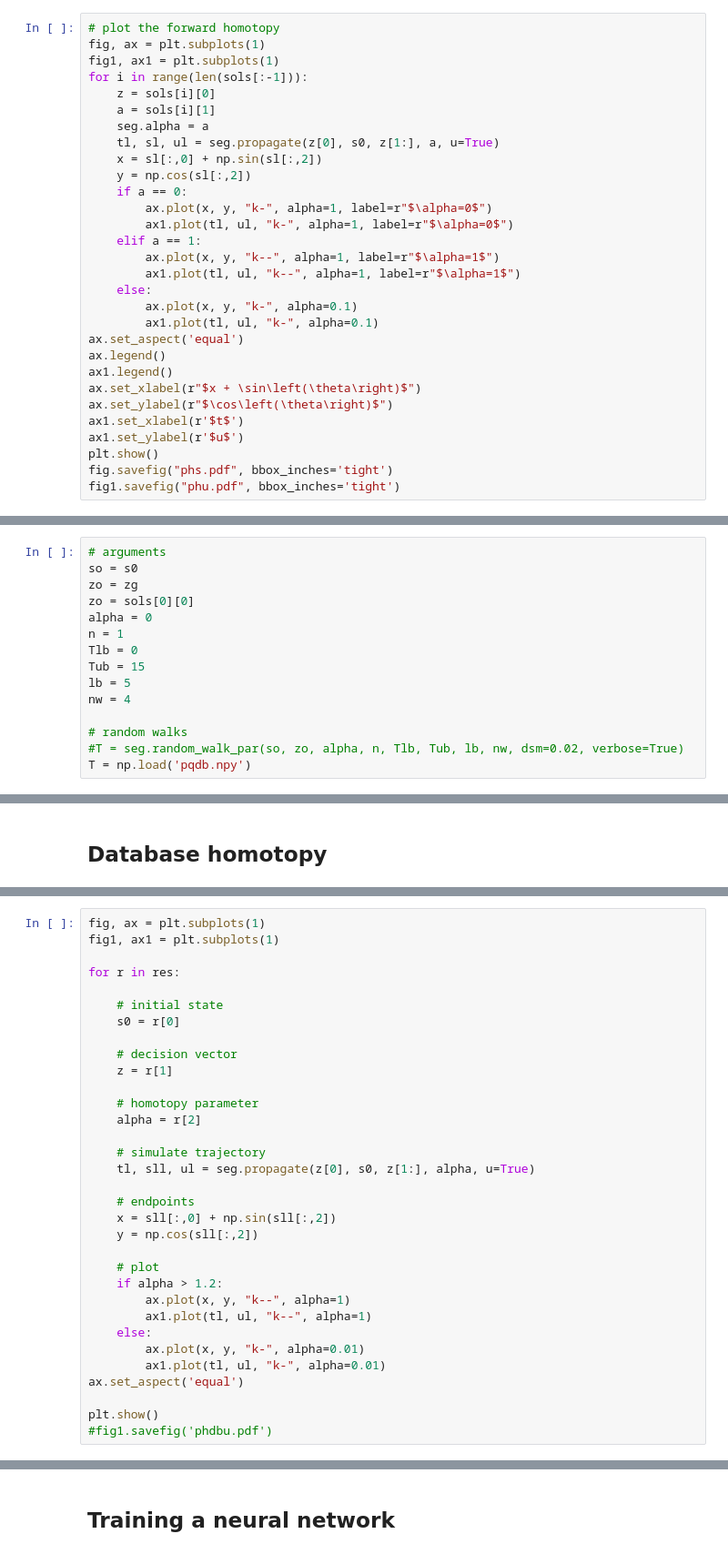
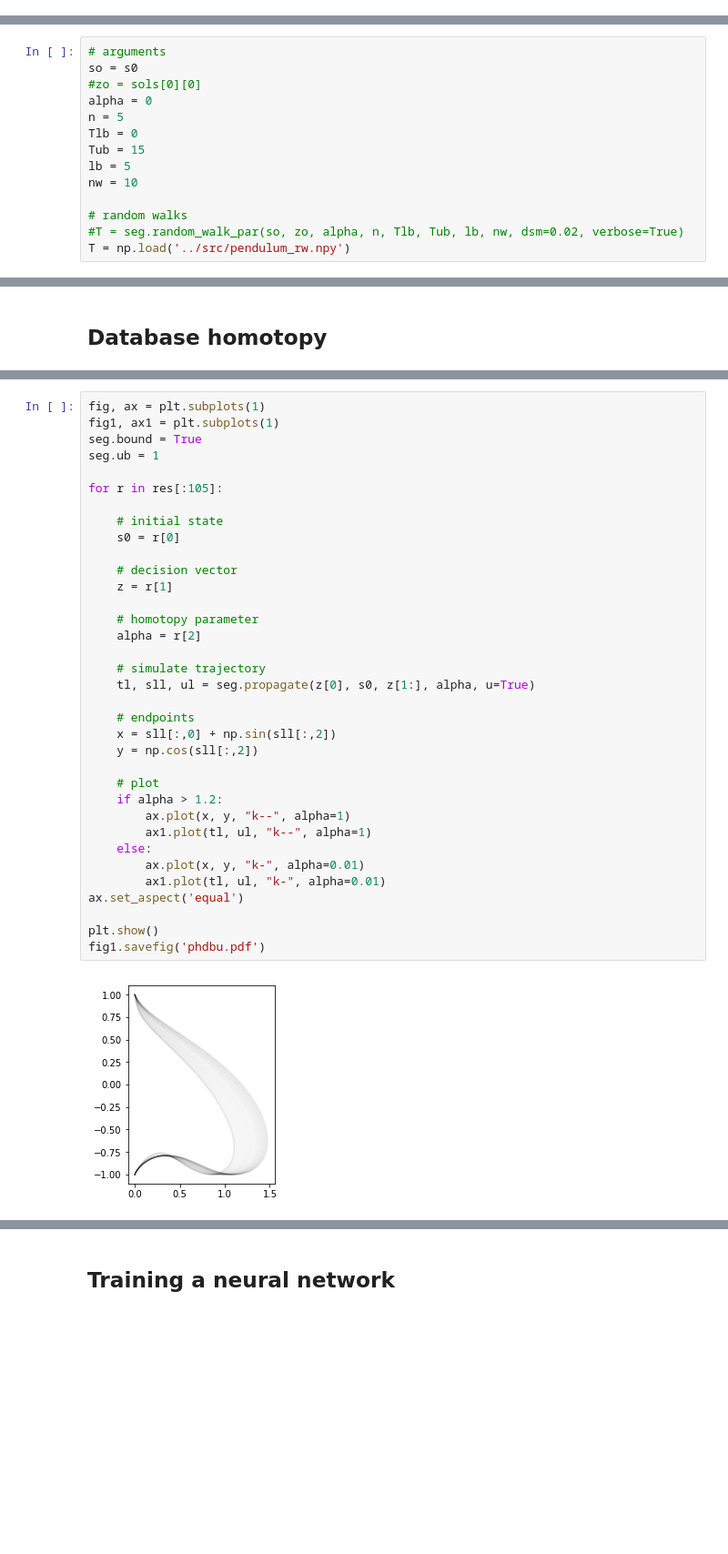
Before and after one commit to cisprague/iros2019, a Jupyter notebook: notebooks/pendulum.ipynb, the cells around one changed output, grey strips where cells are left out. Shown at 91% size. Saved outputs shown, nothing was run; the diff lists cells and outputs as text; blank space fills up the shorter version.

```diff
--- a/notebooks/pendulum.ipynb
+++ b/notebooks/pendulum.ipynb
@@ -185,33 +175,3 @@ sols
-# %%
-# plot the forward homotopy
-fig, ax = plt.subplots(1)
-fig1, ax1 = plt.subplots(1)
-for i in range(len(sols[:-1])):
-    z = sols[i][0]
-    a = sols[i][1]
-    seg.alpha = a
-    tl, sl, ul = seg.propagate(z[0], s0, z[1:], a, u=True)
-    x = sl[:,0] + np.sin(sl[:,2])
-    y = np.cos(sl[:,2])
-    if a == 0:
-        ax.plot(x, y, "k-", alpha=1, label=r"$\alpha=0$")
-        ax1.plot(tl, ul, "k-", alpha=1, label=r"$\alpha=0$")
-    elif a == 1:
-        ax.plot(x, y, "k--", alpha=1, label=r"$\alpha=1$")
-        ax1.plot(tl, ul, "k--", alpha=1, label=r"$\alpha=1$")
-    else:
-        ax.plot(x, y, "k-", alpha=0.1)
-        ax1.plot(tl, ul, "k-", alpha=0.1)
-ax.set_aspect('equal')
-ax.legend()
-ax1.legend()
-ax.set_xlabel(r"$x + \sin\left(\theta\right)$")
-ax.set_ylabel(r"$\cos\left(\theta\right)$")
-ax1.set_xlabel(r'$t$')
-ax1.set_ylabel(r'$u$')
-plt.show()
-fig.savefig("phs.pdf", bbox_inches='tight')
-fig1.savefig("phu.pdf", bbox_inches='tight')
 # %% [markdown]
 ## Random walks
 
@@ -234,18 +194,17 @@ while len(T) < N:
 # %%
 # arguments
 so = s0
-zo = zg
-zo = sols[0][0]
+#zo = sols[0][0]
 alpha = 0
-n = 1
+n = 5
 Tlb = 0
 Tub = 15
 lb = 5
-nw = 4
+nw = 10
 
 # random walks
 #T = seg.random_walk_par(so, zo, alpha, n, Tlb, Tub, lb, nw, dsm=0.02, verbose=True)
-T = np.load('pqdb.npy')
+T = np.load('../src/pendulum_rw.npy')
 # %%
 #np.save('pqdb.npy', T)
 # %%
@@ -299,33 +265,37 @@ res = np.load('pqhdb.npy')
 # %%
 fig, ax = plt.subplots(1)
 fig1, ax1 = plt.subplots(1)
+seg.bound = True
+seg.ub = 1
 
-for r in res:
+for r in res[:105]:
 
     # initial state
     s0 = r[0]
 
     # decision vector
     z = r[1]
 
     # homotopy parameter
     alpha = r[2]
 
     # simulate trajectory
     tl, sll, ul = seg.propagate(z[0], s0, z[1:], alpha, u=True)
 
     # endpoints
     x = sll[:,0] + np.sin(sll[:,2])
     y = np.cos(sll[:,2])
 
     # plot
     if alpha > 1.2:
         ax.plot(x, y, "k--", alpha=1)
         ax1.plot(tl, ul, "k--", alpha=1)
     else:
         ax.plot(x, y, "k-", alpha=0.01)
         ax1.plot(tl, ul, "k-", alpha=0.01)
 ax.set_aspect('equal')
 
 plt.show()
-#fig1.savefig('phdbu.pdf')
+fig1.savefig('phdbu.pdf')
+# %% [output]
+[figure, added]
```
Also changed, not shown: parts of 42 cells of this notebook, 32 other files.
